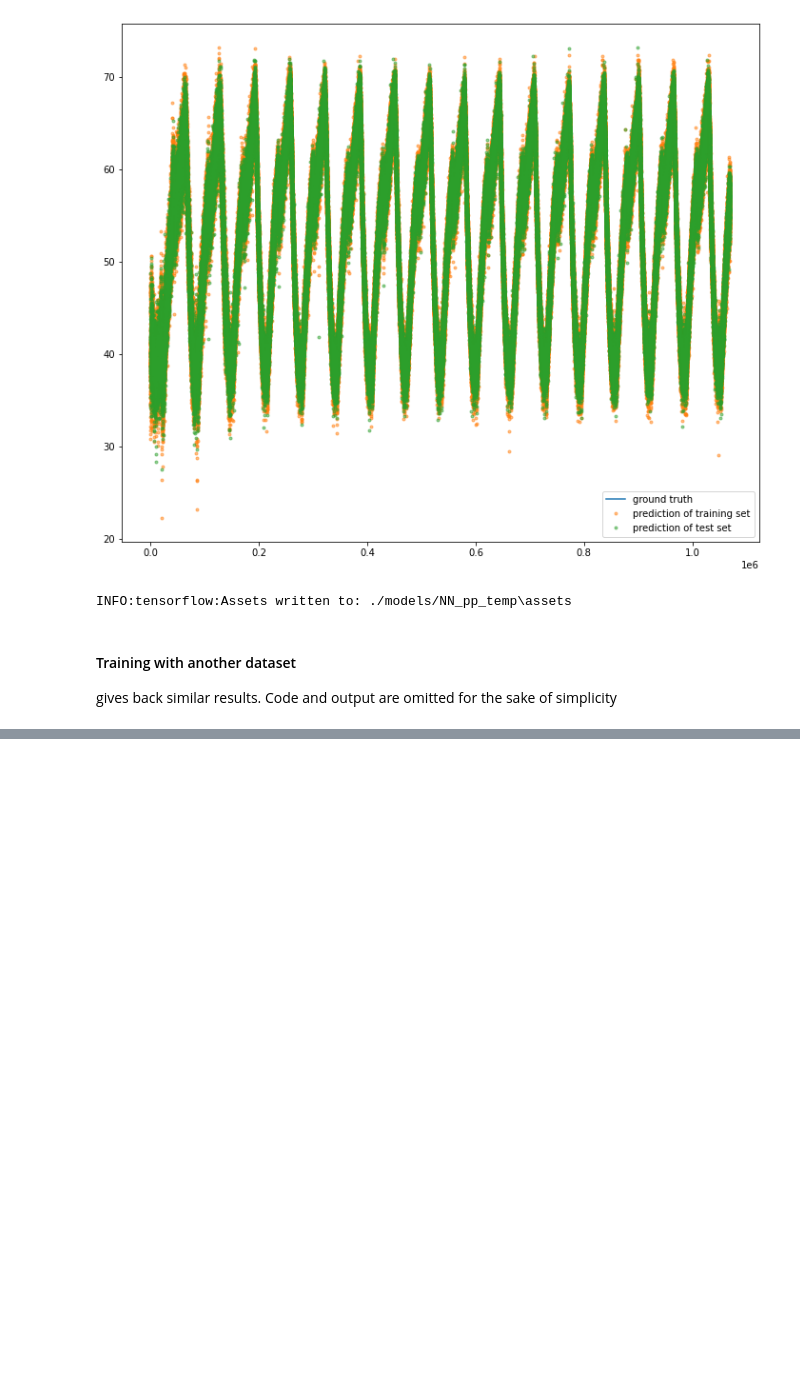
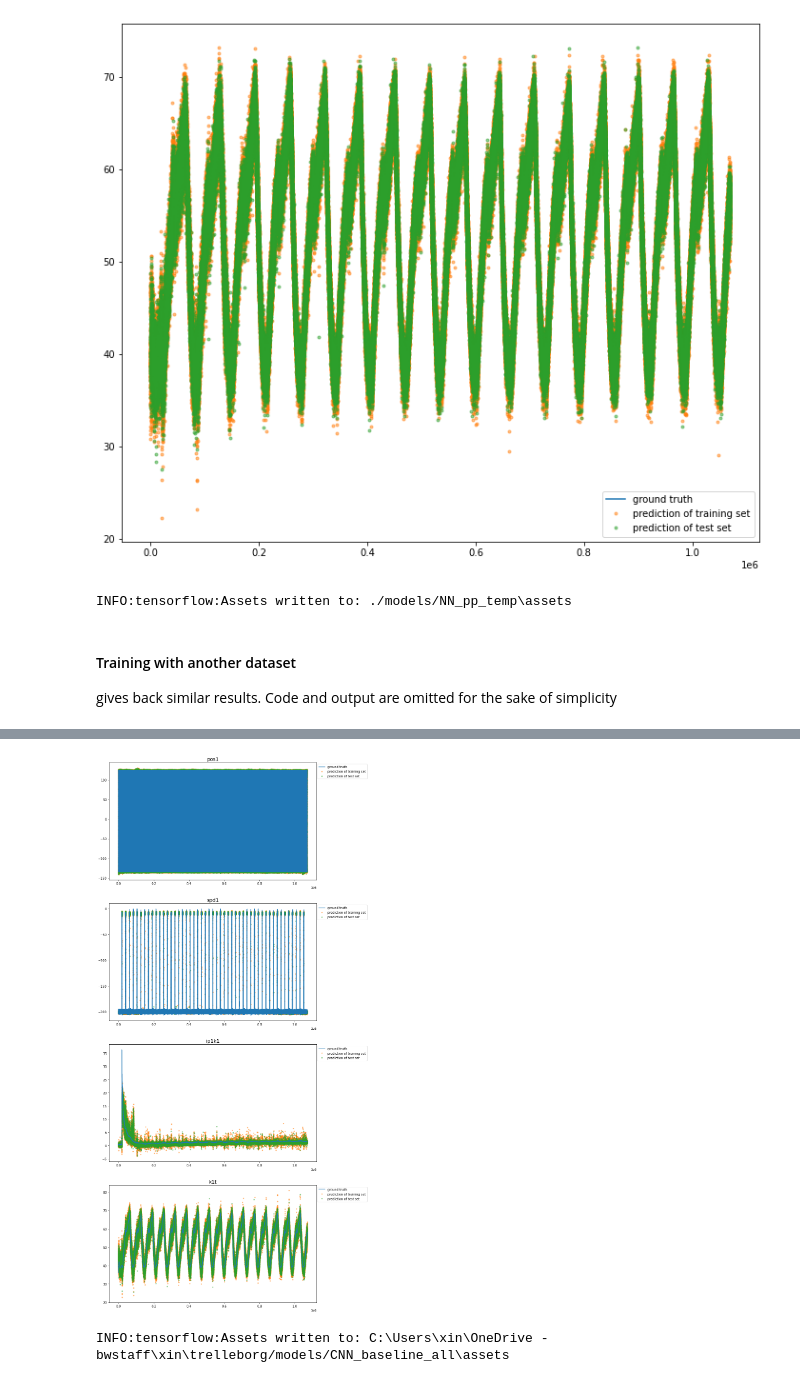
Before and after one commit to chen-xin-94/trelleborg, a Jupyter notebook: scripts/training/NN_combi.ipynb, the cells around one changed output, grey strips where cells are left out. Drawn from its saved outputs; the diff is of its cells as text; code cells hidden in the pictures; blank space fills up the shorter version.

```diff
--- a/scripts/training/NN_combi.ipynb
+++ b/scripts/training/NN_combi.ipynb
@@ -417,0 +578,11 @@ gives back similar results. Code and output are omitted for the sake of simplici
+# %%
+# (predictioin for X_test and X_train separately) vs (ground truth)
+# for multiple outputs (with names listed in the argument "outputs") in one plot
+%matplotlib inline
+plot_gt_pre_sep_mul(y,idx_train_sort,y_train_,idx_test_sort,y_test_,GT)
+# %% [output]
+[figure, added]
+# %%
+CNN.save(DIR + "/models/CNN_baseline_all")
+# %% [output]
+INFO:tensorflow:Assets written to: C:\Users\xin\OneDrive - bwstaff\xin\trelleborg/models/CNN_baseline_all\assets
```
Also changed, not shown: parts of 14 cells of this notebook, 1 other file.
